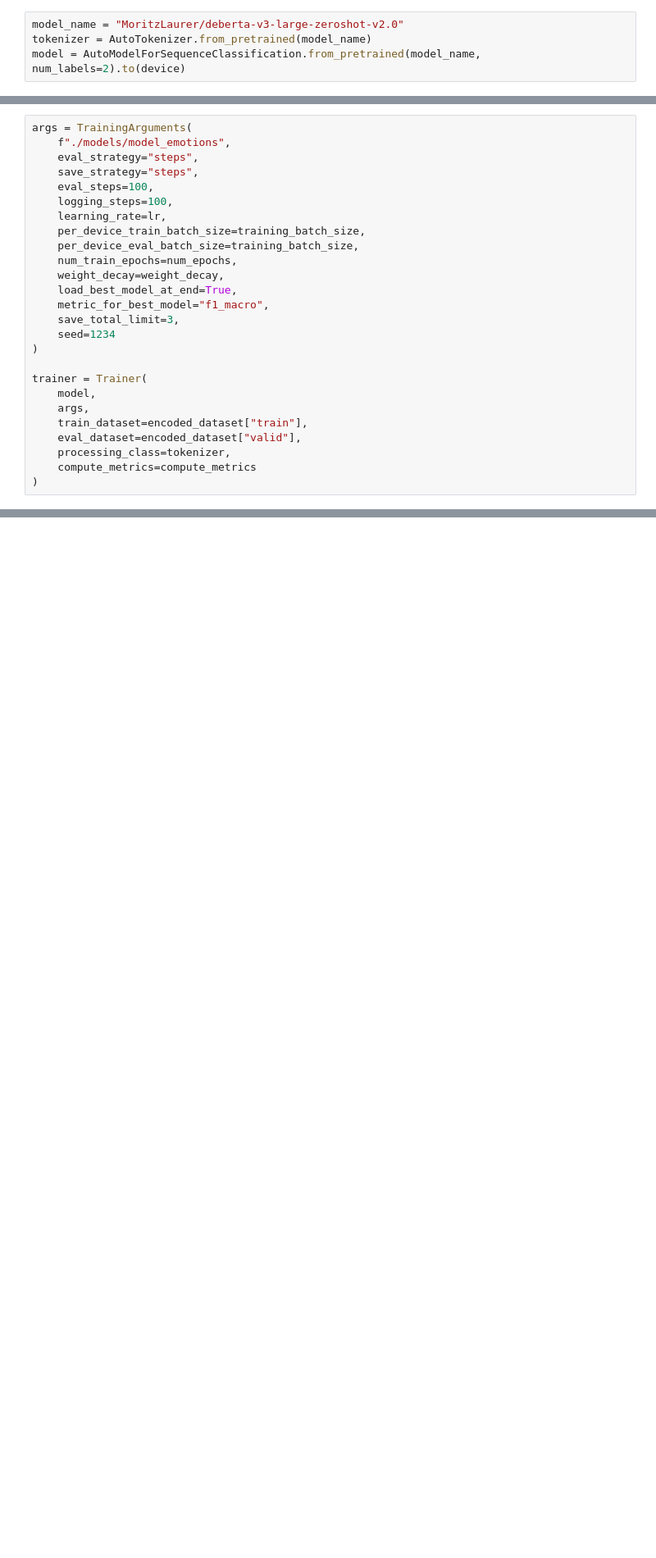
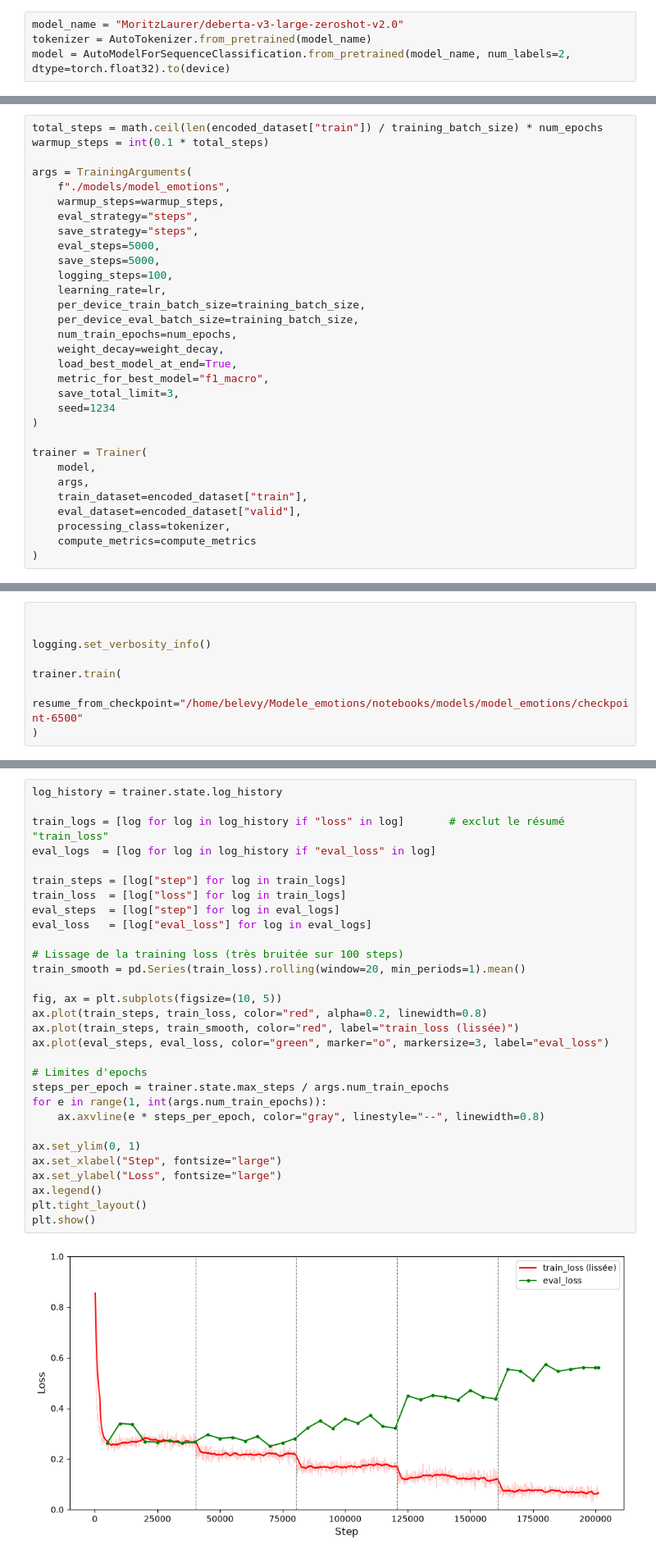
Before and after one commit to benji-64/Model_emotions, a Jupyter notebook: notebooks/model_trainer.ipynb, the cells around one changed output, grey strips where cells are left out. Shown at 82% size. Cells and saved outputs as stored; diff of their text form; blank space fills up the shorter version.

```diff
--- a/notebooks/model_trainer.ipynb
+++ b/notebooks/model_trainer.ipynb
@@ -199,4 +200,4 @@ weight_decay = 0.01
 # %%
 model_name = "MoritzLaurer/deberta-v3-large-zeroshot-v2.0"
 tokenizer = AutoTokenizer.from_pretrained(model_name)
-model = AutoModelForSequenceClassification.from_pretrained(model_name, num_labels=2).to(device)
+model = AutoModelForSequenceClassification.from_pretrained(model_name, num_labels=2, dtype=torch.float32).to(device)
@@ -221,11 +222,16 @@ def compute_metrics(eval_pred):
 # %% [markdown]
 ### Training
 # %%
+total_steps = math.ceil(len(encoded_dataset["train"]) / training_batch_size) * num_epochs
+warmup_steps = int(0.1 * total_steps)
+
 args = TrainingArguments(
     f"./models/model_emotions",
+    warmup_steps=warmup_steps,
     eval_strategy="steps",
     save_strategy="steps",
-    eval_steps=100,
+    eval_steps=5000,
+    save_steps=5000,
     logging_steps=100,
     learning_rate=lr,
     per_device_train_batch_size=training_batch_size,
@@ -255,3 +431,11 @@ trainer.train()
+# %%
+
+
+logging.set_verbosity_info()
+
+trainer.train(
+    resume_from_checkpoint="/home/belevy/Modele_emotions/notebooks/models/model_emotions/checkpoint-6500"
+)
 # %% [markdown]
 ### Assessing the model
 # %%
@@ -293,0 +498,32 @@ plt.tight_layout()
+# %%
+log_history = trainer.state.log_history
+
+train_logs = [log for log in log_history if "loss" in log]       # exclut le résumé "train_loss"
+eval_logs  = [log for log in log_history if "eval_loss" in log]
+
+train_steps = [log["step"] for log in train_logs]
+train_loss  = [log["loss"] for log in train_logs]
+eval_steps  = [log["step"] for log in eval_logs]
+eval_loss   = [log["eval_loss"] for log in eval_logs]
+
+# Lissage de la training loss (très bruitée sur 100 steps)
+train_smooth = pd.Series(train_loss).rolling(window=20, min_periods=1).mean()
+
+fig, ax = plt.subplots(figsize=(10, 5))
+ax.plot(train_steps, train_loss, color="red", alpha=0.2, linewidth=0.8)
+ax.plot(train_steps, train_smooth, color="red", label="train_loss (lissée)")
+ax.plot(eval_steps, eval_loss, color="green", marker="o", markersize=3, label="eval_loss")
+
+# Limites d'epochs
+steps_per_epoch = trainer.state.max_steps / args.num_train_epochs
+for e in range(1, int(args.num_train_epochs)):
+    ax.axvline(e * steps_per_epoch, color="gray", linestyle="--", linewidth=0.8)
+
+ax.set_ylim(0, 1)
+ax.set_xlabel("Step", fontsize="large")
+ax.set_ylabel("Loss", fontsize="large")
+ax.legend()
+plt.tight_layout()
+plt.show()
+# %% [output]
+[figure, added]
```
Also changed, not shown: parts of 35 cells of this notebook, 1 other file.
